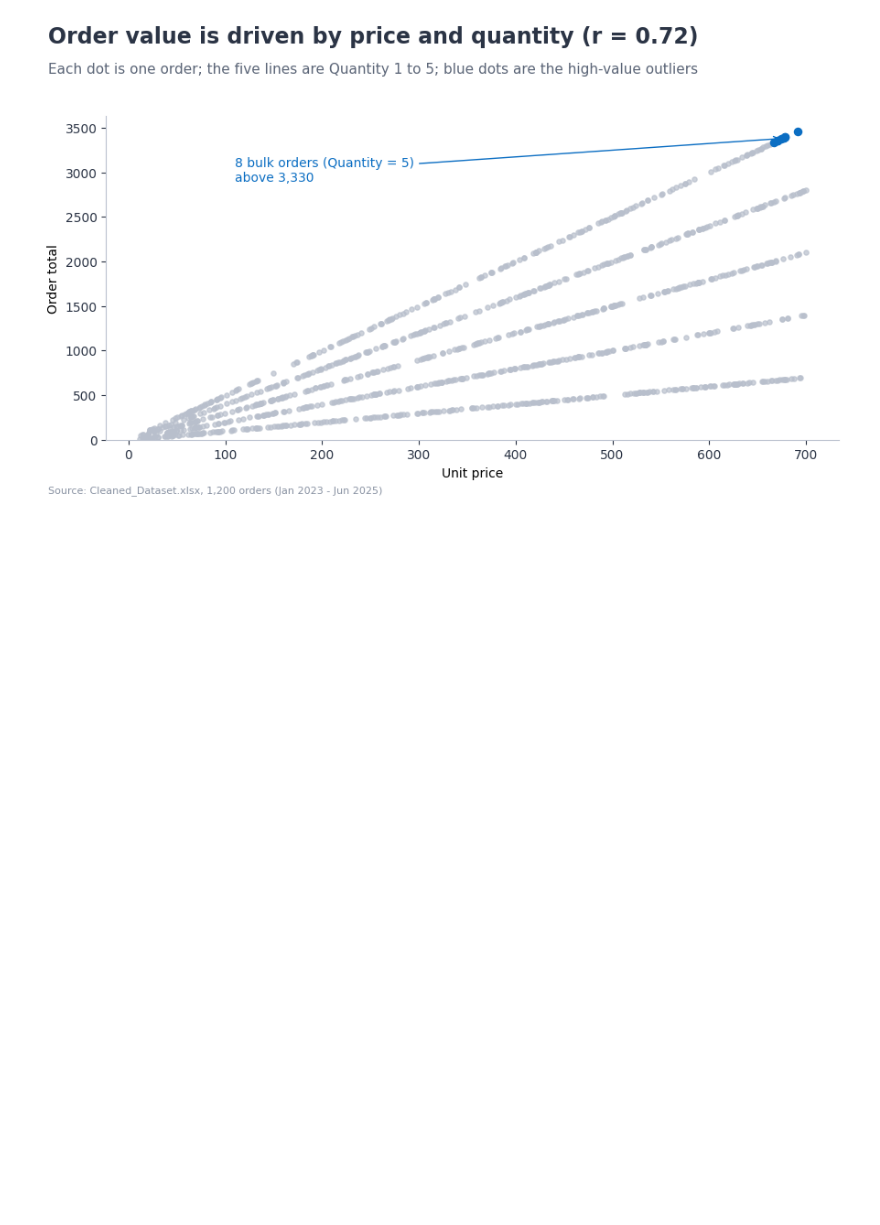
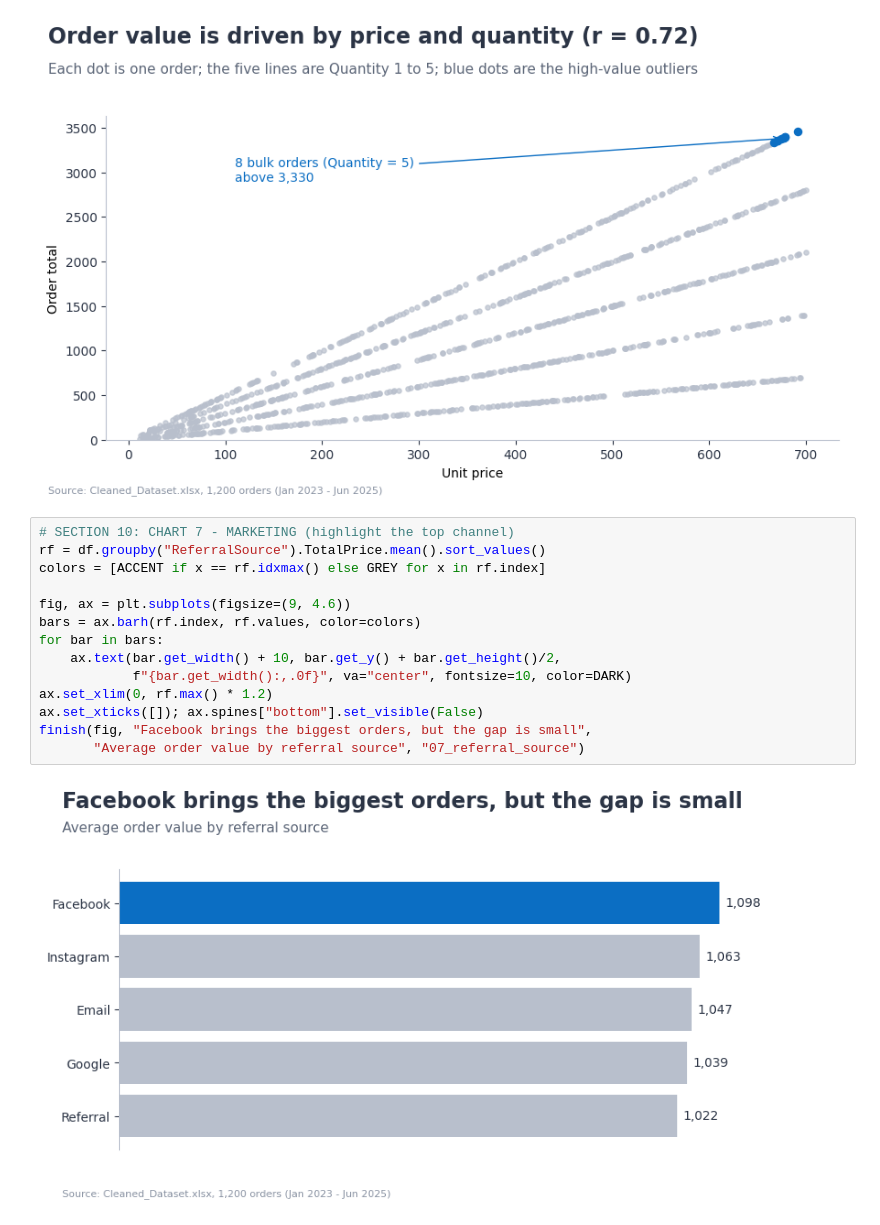
Before and after one commit to nasirali2024ag5310-arch/decodelabs-internship-project4, a Jupyter notebook: Visualization_Project4.ipynb, the cells around one changed output. Cells and saved outputs as stored; diff of their text form; blank space fills up the shorter version.

Commit message:
Chart 7: Marketing driven orders

```diff
--- a/Visualization_Project4.ipynb
+++ b/Visualization_Project4.ipynb
@@ -155,3 +155,19 @@ finish(fig, f"Order value is driven by price and quantity (r = {r:.2f})",
        "06_price_vs_total")
 # %% [output]
 [figure]
+# %%
+# SECTION 10: CHART 7 - MARKETING (highlight the top channel)
+rf = df.groupby("ReferralSource").TotalPrice.mean().sort_values()
+colors = [ACCENT if x == rf.idxmax() else GREY for x in rf.index]
+
+fig, ax = plt.subplots(figsize=(9, 4.6))
+bars = ax.barh(rf.index, rf.values, color=colors)
+for bar in bars:
+    ax.text(bar.get_width() + 10, bar.get_y() + bar.get_height()/2,
+            f"{bar.get_width():,.0f}", va="center", fontsize=10, color=DARK)
+ax.set_xlim(0, rf.max() * 1.2)
+ax.set_xticks([]); ax.spines["bottom"].set_visible(False)
+finish(fig, "Facebook brings the biggest orders, but the gap is small",
+       "Average order value by referral source", "07_referral_source")
+# %% [output]
+[figure, added]
```
Also changed, not shown: 1 other file.
